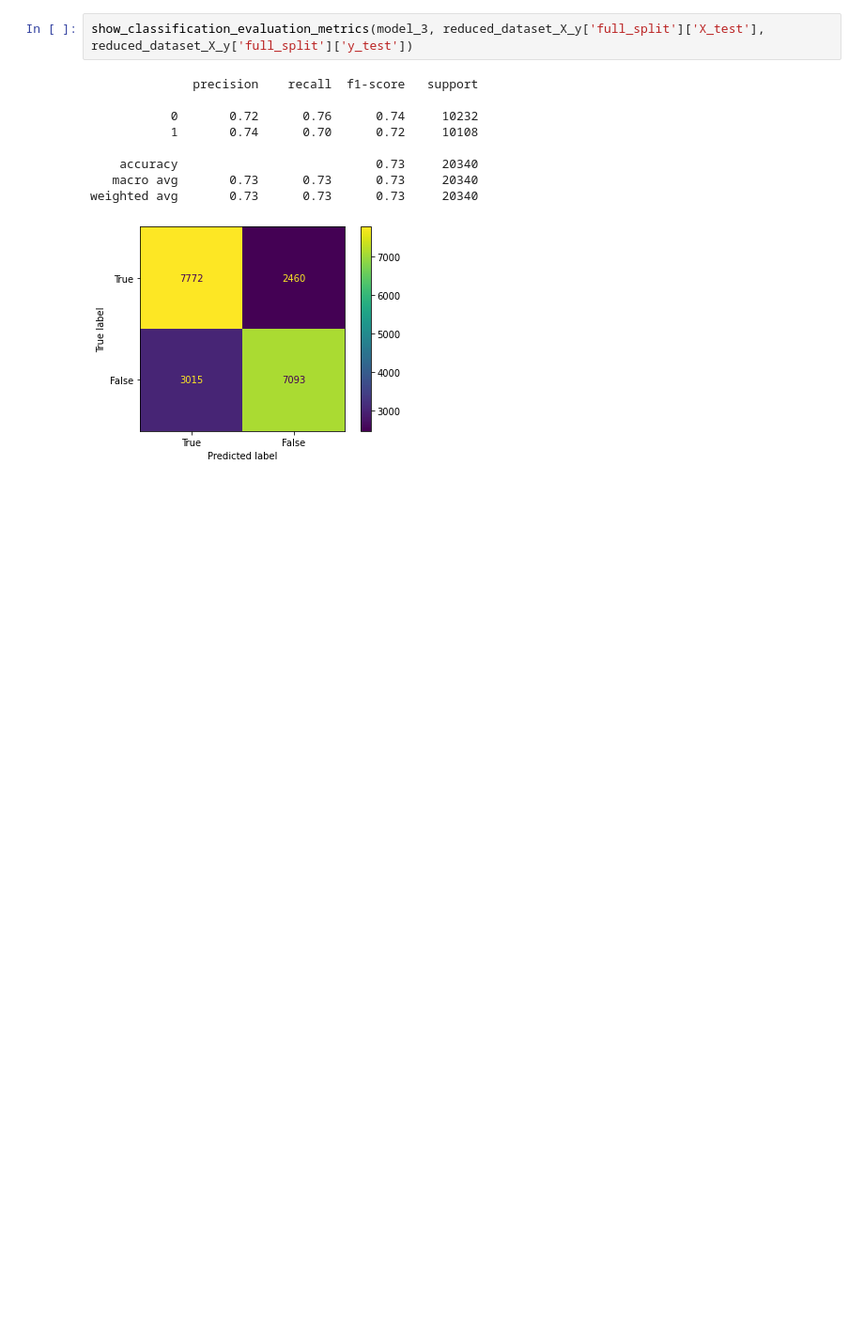
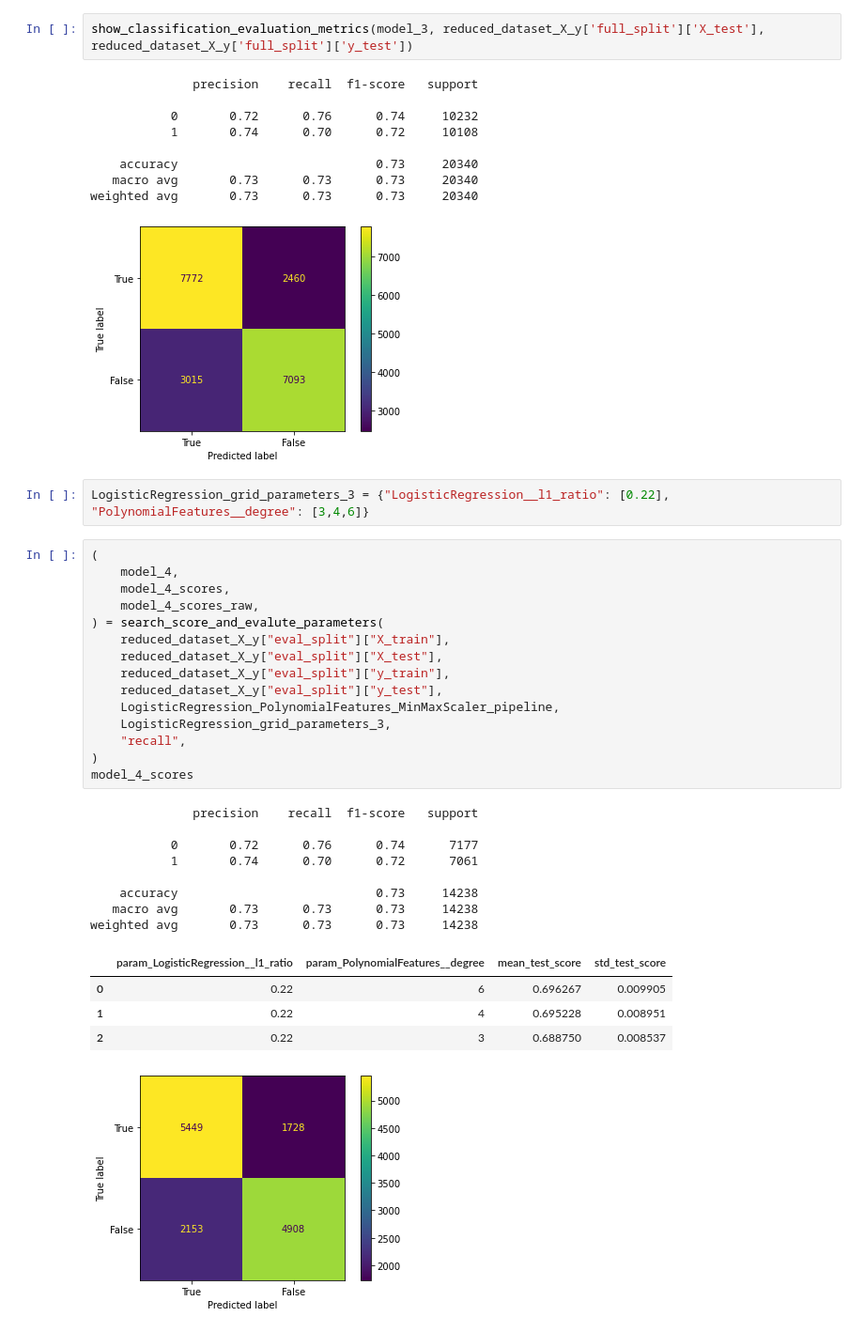
Before and after one commit to felix-tjernberg/machine-learning, a Jupyter notebook: lab/2-4-logistic-regression.ipynb, the cells around one changed output. Shown at 94% size. Cells and saved outputs as stored; diff of their text form; blank space fills up the shorter version.

Commit message:
Complete hyper parameter tuning

```diff
--- a/lab/2-4-logistic-regression.ipynb
+++ b/lab/2-4-logistic-regression.ipynb
@@ -167,3 +165,34 @@ show_classification_evaluation_metrics(model_3, reduced_dataset_X_y['full_split'
    macro avg       0.73      0.73      0.73     20340
 weighted avg       0.73      0.73      0.73     20340
 [figure]
+# %%
+LogisticRegression_grid_parameters_3 = {"LogisticRegression__l1_ratio": [0.22], "PolynomialFeatures__degree": [3,4,6]}
+# %%
+(
+    model_4,
+    model_4_scores,
+    model_4_scores_raw,
+) = search_score_and_evalute_parameters(
+    reduced_dataset_X_y["eval_split"]["X_train"],
+    reduced_dataset_X_y["eval_split"]["X_test"],
+    reduced_dataset_X_y["eval_split"]["y_train"],
+    reduced_dataset_X_y["eval_split"]["y_test"],
+    LogisticRegression_PolynomialFeatures_MinMaxScaler_pipeline,
+    LogisticRegression_grid_parameters_3,
+    "recall",
+)
+model_4_scores
+# %% [output]
+              precision    recall  f1-score   support
+
+           0       0.72      0.76      0.74      7177
+           1       0.74      0.70      0.72      7061
+
+    accuracy                           0.73     14238
+   macro avg       0.73      0.73      0.73     14238
+weighted avg       0.73      0.73      0.73     14238
+|  | param_LogisticRegression__l1_ratio | param_PolynomialFeatures__degree | mean_test_score | std_test_score |
+| 0 | 0.22 | 6 | 0.696267 | 0.009905 |
+| 1 | 0.22 | 4 | 0.695228 | 0.008951 |
+| 2 | 0.22 | 3 | 0.688750 | 0.008537 |
+[figure, added]
```
Also changed, not shown: parts of 12 cells of this notebook.
